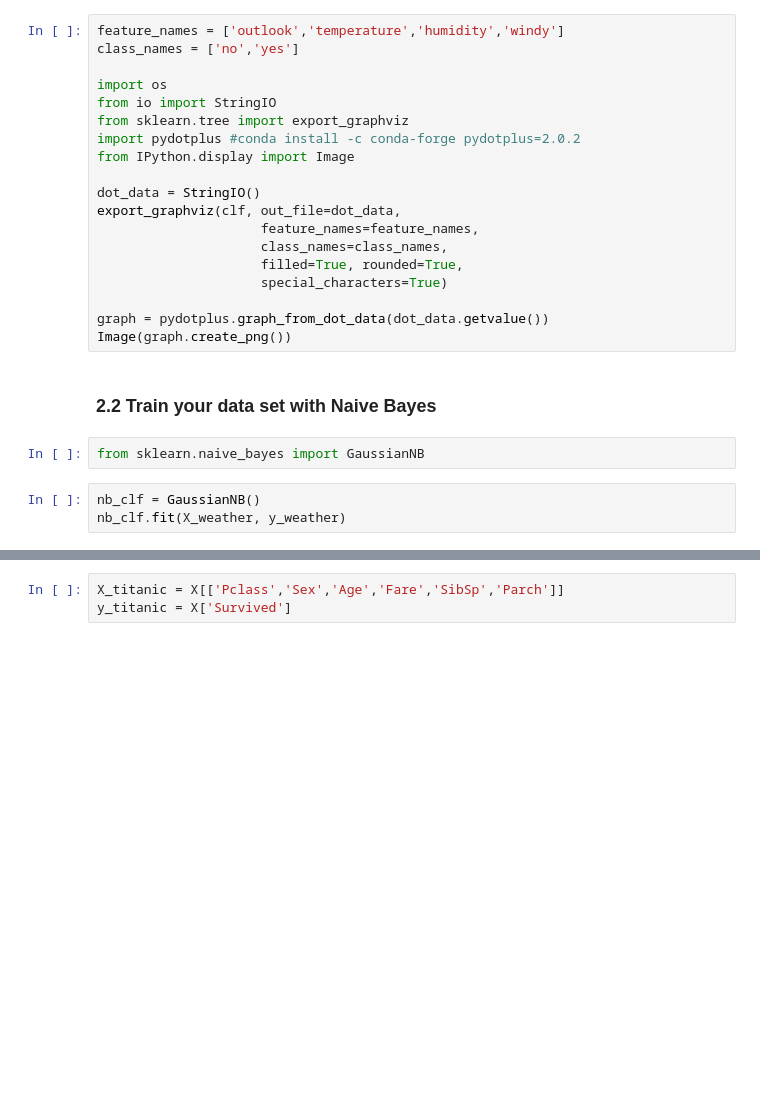
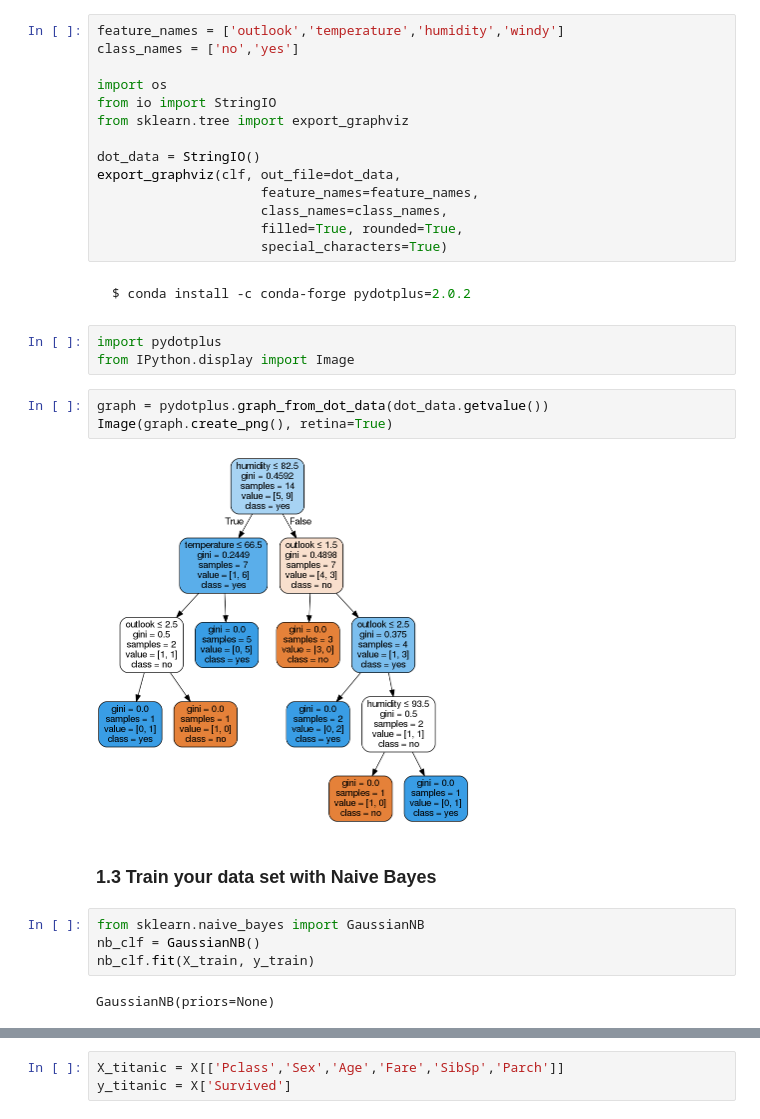
Before and after one commit to kandapha/workshop_data_mining_and_text_mining, a Jupyter notebook: Tutorial 4 - Data Mining.ipynb, the cells around one changed output, grey strips where cells are left out. Saved outputs shown, nothing was run; the diff lists cells and outputs as text; blank space fills up the shorter version.

````diff
--- a/Tutorial 4 - Data Mining.ipynb
+++ b/Tutorial 4 - Data Mining.ipynb
@@ -65,8 +73,6 @@ class_names = ['no','yes']
 import os
 from io import StringIO
 from sklearn.tree import export_graphviz
-import pydotplus #conda install -c conda-forge pydotplus=2.0.2
-from IPython.display import Image
 
 dot_data = StringIO()
 export_graphviz(clf, out_file=dot_data,
@@ -74,15 +80,25 @@ export_graphviz(clf, out_file=dot_data,
                      class_names=class_names,
                      filled=True, rounded=True,
                      special_characters=True)
-
-graph = pydotplus.graph_from_dot_data(dot_data.getvalue())
-Image(graph.create_png())
+# %% [markdown]
+```sh
+$ conda install -c conda-forge pydotplus=2.0.2
+```
+# %%
+import pydotplus
+from IPython.display import Image
+# %%
+graph = pydotplus.graph_from_dot_data(dot_data.getvalue())
+Image(graph.create_png(), retina=True)
+# %% [output]
+[figure, added]
 # %% [markdown]
-### 2.2 Train your data set with Naive Bayes
+### 1.3 Train your data set with Naive Bayes
 # %%
 from sklearn.naive_bayes import GaussianNB
+nb_clf = GaussianNB()
+nb_clf.fit(X_train, y_train)
+# %% [output]
+GaussianNB(priors=None)
-# %%
-nb_clf = GaussianNB()
-nb_clf.fit(X_weather, y_weather)
 # %%
 nb_clf.predict([ [2,71,91,1] ])
````
Also changed, not shown: parts of 60 cells of this notebook, 2 other files.
